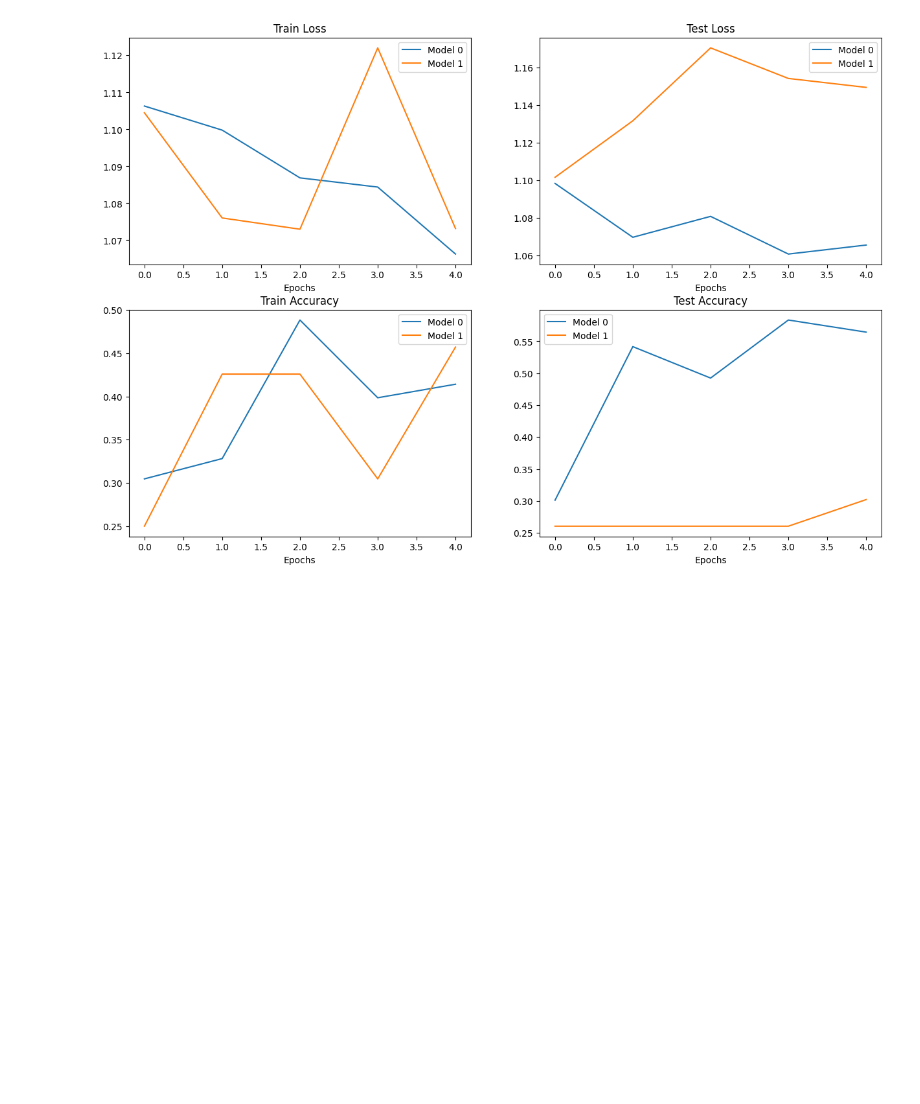
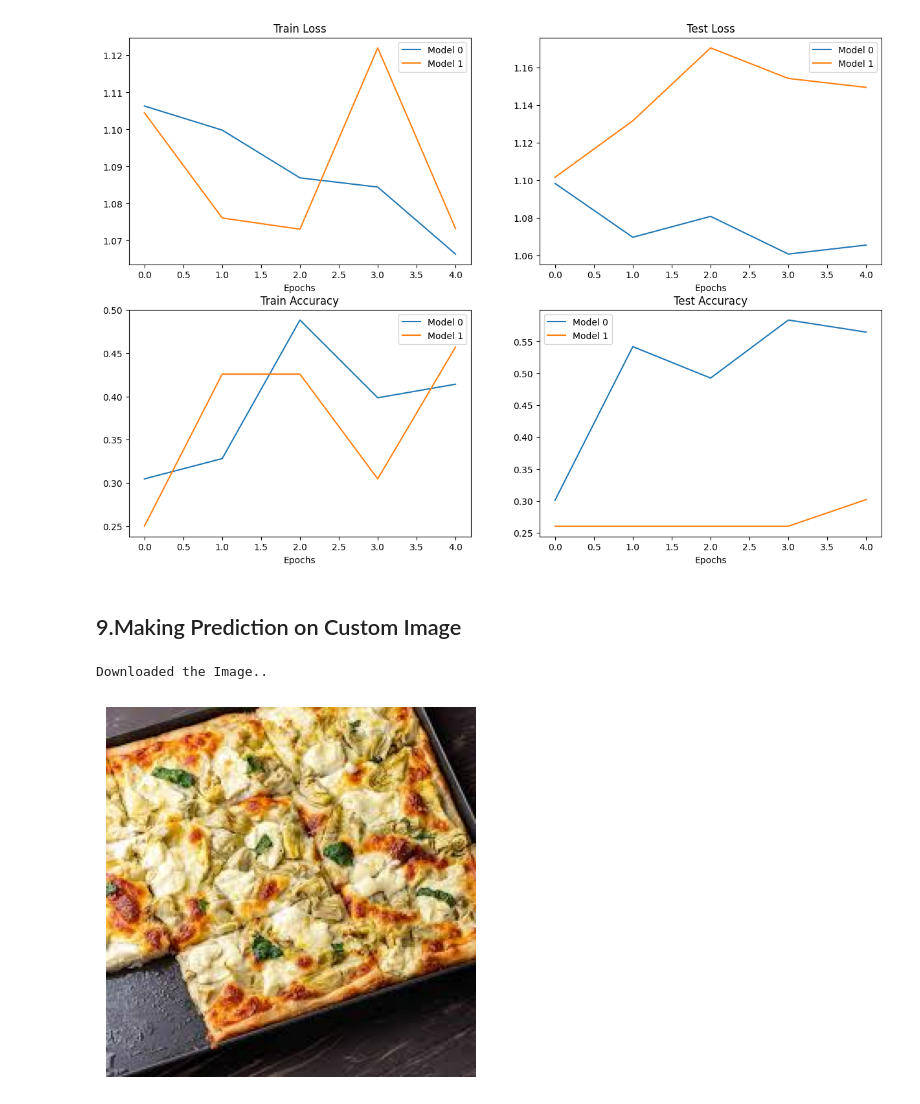
Before and after one commit to HarshEkbote/PyTorch-Basics, a Jupyter notebook: 05_ModelforCustomData.ipynb, the cells around one changed output. Drawn from its saved outputs; the diff is of its cells as text; code cells hidden in the pictures; blank space fills up the shorter version.

Commit message:
Making prediction on custom image

```diff
--- a/05_ModelforCustomData.ipynb
+++ b/05_ModelforCustomData.ipynb
@@ -1108,3 +1108,40 @@ plt.xlabel("Epochs")
 plt.legend();
 # %% [output]
 [figure]
+# %% [markdown]
+## 9.Making Prediction on Custom Image
+# %%
+#Download custom image
+import requests
+
+#Setup custom image path
+custom_image_path=data_path/'image1.jpeg'
+
+#Download the image if it doesn't already exists
+if not custom_image_path.is_file():
+  with open(custom_image_path,'wb') as f:
+    #When downloading from github use raw link
+    request=requests.get('https://github.com/HarshEkbote/PyTorch-Basics/raw/main/data/image1.jpeg')
+    print(f'Downloaded the Image..')
+    f.write(request.content)
+else:
+  print("Already exists")
+# %% [output]
+Downloaded the Image..
+# %%
+# We need to change the image to a format which the model needs
+# 1. In tensor form (torch.float32)
+# 2. Shape (64,64,3)
+# 3. On the right device
+# 4. Adding batch size
+
+import torchvision
+
+#Read in custom image
+custom_image_uint8=torchvision.io.read_image(str(custom_image_path))
+custom_image_uint8
+plt.imshow(custom_image_uint8.permute(1,2,0))
+plt.axis(False)
+plt.show()
+# %% [output]
+[figure, added]
```
Also changed, not shown: parts of 14 cells of this notebook, 1 other file.
